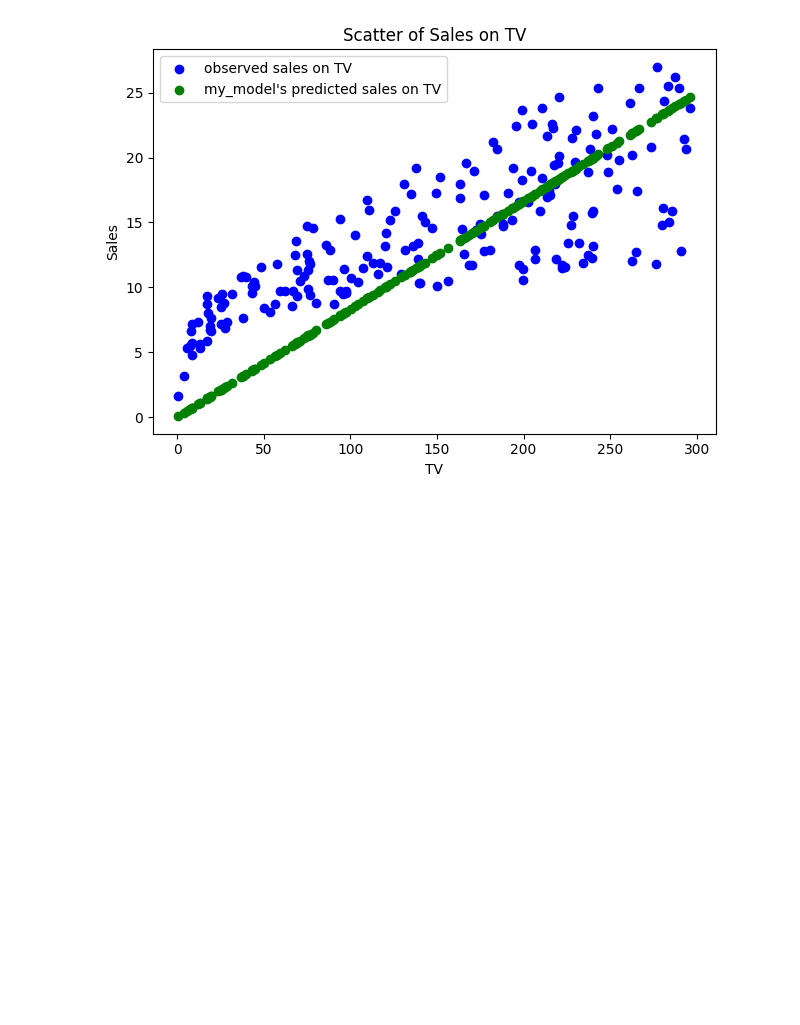
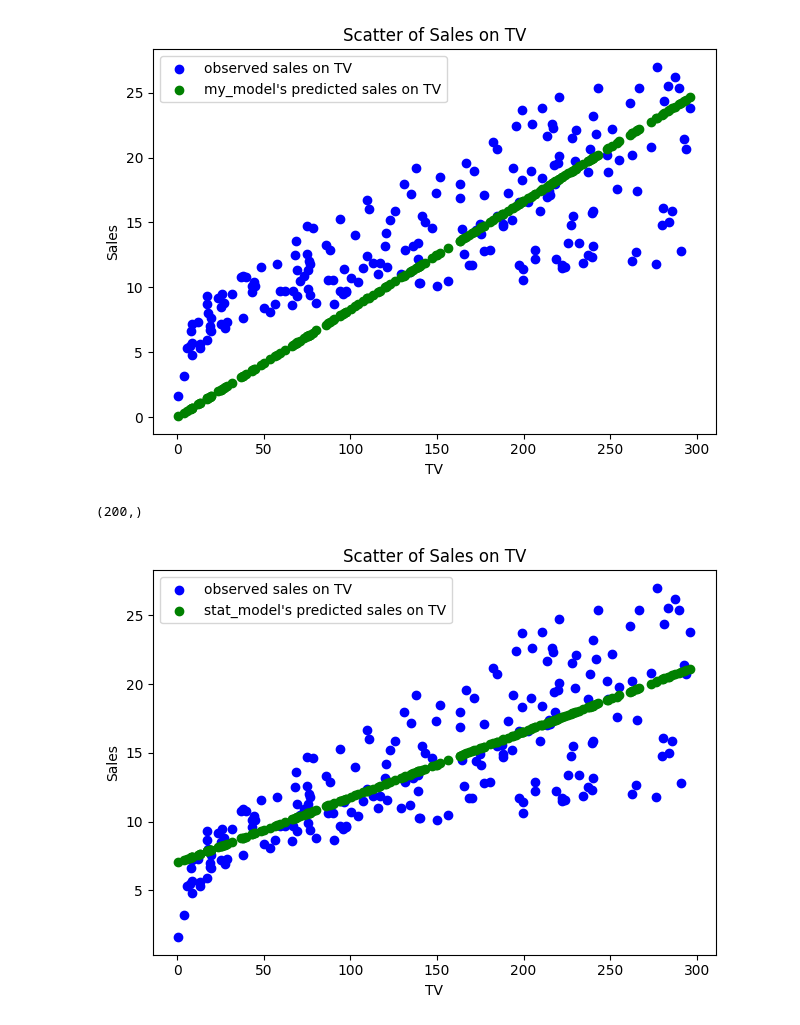
Before and after one commit to ATP-IKO/Grooking-Machine-Learning, a Jupyter notebook: LinearRegression/simpleLInearRegression.ipynb, the cells around one changed output. Cells and saved outputs as stored; diff of their text form; code cells hidden in the pictures; blank space fills up the shorter version.

```diff
--- a/LinearRegression/simpleLInearRegression.ipynb
+++ b/LinearRegression/simpleLInearRegression.ipynb
@@ -378,3 +391,36 @@ plt.legend()
 plt.show()
 # %% [output]
 [figure]
+# %%
+class StatisticsModel:
+    def __init__(self):
+        self.m = None
+        self.b = None
+
+    def fit(self, X, Y):
+        self.m = (np.mean(X) * np.mean(Y) - np.mean(X * Y)) / ((np.mean(X) ** 2) - np.mean(X ** 2))
+        self.b = np.mean(Y) - self.m * np.mean(X)
+
+    def predict(self, X):
+        return self.m * X + self.b
+
+
+stat_model = StatisticsModel()
+stat_model.fit(X_np, Y_np)
+Y_stat_pred = stat_model.predict(X_np)
+
+prediction_df['Stat_Sales'] = Y_stat_pred
+print(Y_stat_pred.shape)
+# %% [output]
+(200,)
+# %%
+plt.scatter(X_np, Y_np, color='b', label = "observed sales on TV")
+plt.scatter(X_np, Y_stat_pred, color='g', label = "stat_model's predicted sales on TV")
+plt.title("Scatter of Sales on TV")
+plt.xlabel("TV")
+plt.ylabel("Sales")
+plt.tight_layout()
+plt.legend()
+plt.show()
+# %% [output]
+[figure, added]
```
Also changed, not shown: parts of 11 cells of this notebook.
